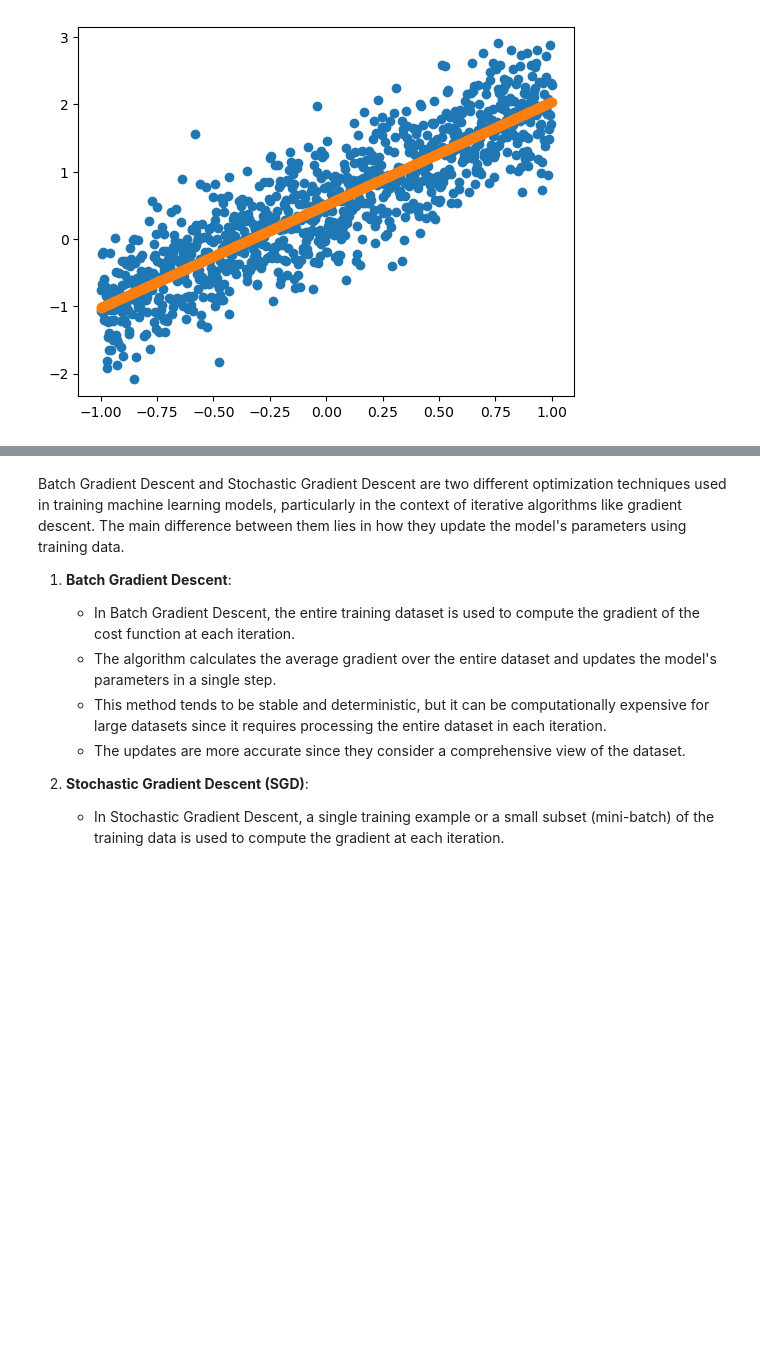
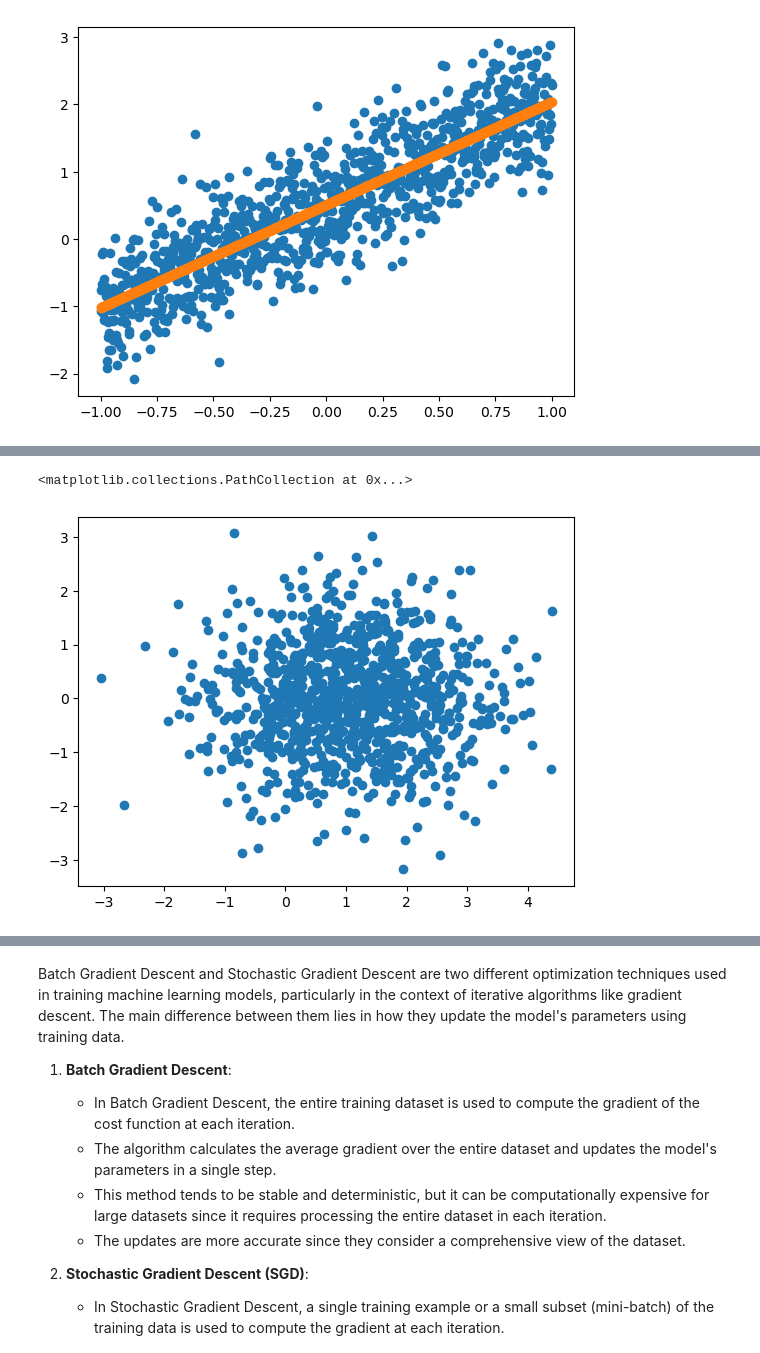
Before and after one commit to sardarchitect/fscoreai-ml, a Jupyter notebook: linear_model/1-Linear_Regression.ipynb, the cells around one changed output, grey strips where cells are left out. Cells and saved outputs as stored; diff of their text form; code cells hidden in the pictures; blank space fills up the shorter version.

```diff
--- a/linear_model/1-Linear_Regression.ipynb
+++ b/linear_model/1-Linear_Regression.ipynb
@@ -423,0 +428,7 @@ Examining this posterior distribution gives us some intuition for the effect of
+# %%
+# Residual Plot
+residuals = y_preds - y
+plt.scatter(y_preds, residuals)
+# %% [output]
+<matplotlib.collections.PathCollection at 0x...>
+[figure, added]
```
Also changed, not shown: parts of 50 cells of this notebook.
